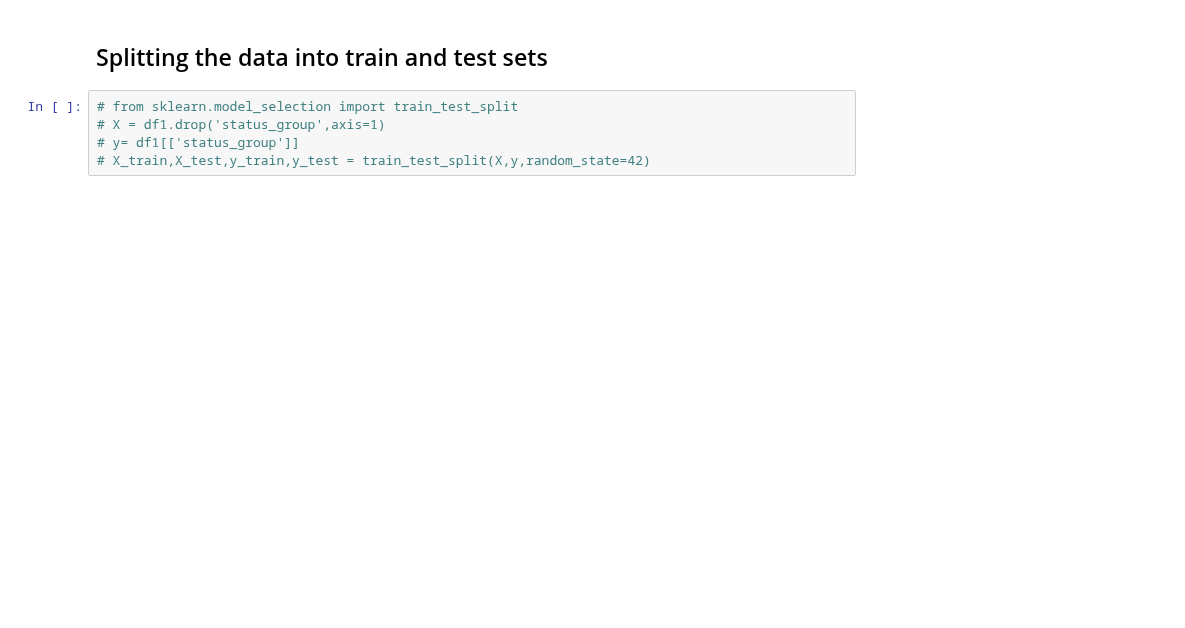
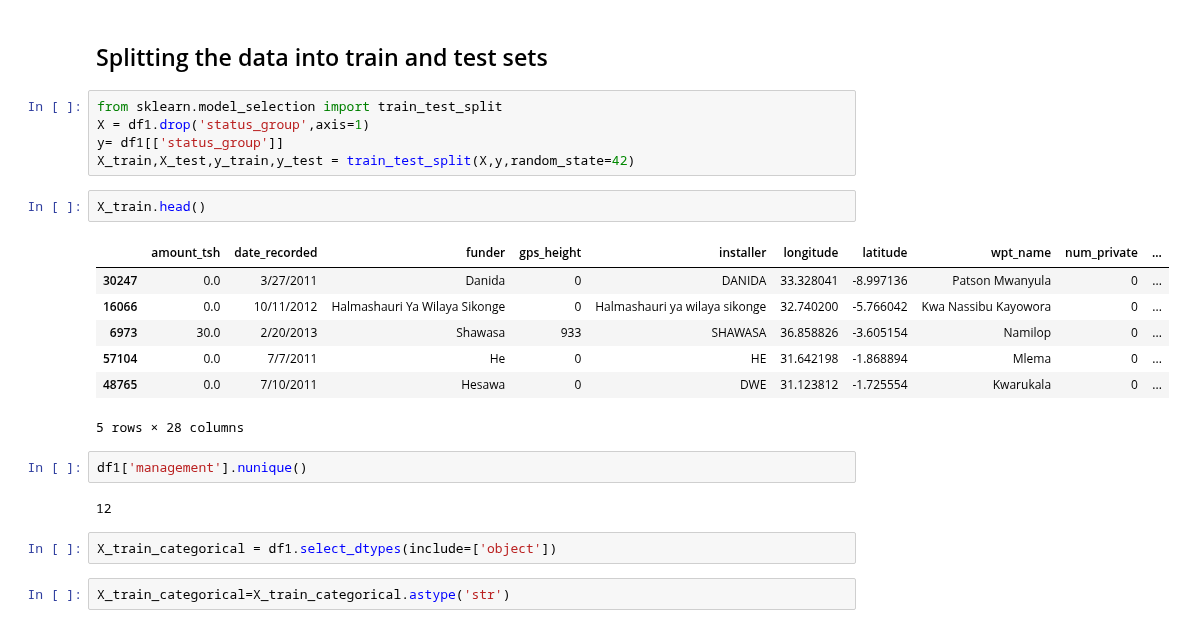
Before and after one commit to rahulakrish/water_pump_classifier, a Jupyter notebook: phase3_project.ipynb, the cells around one changed output. Drawn from its saved outputs; the diff is of its cells as text; blank space fills up the shorter version.

```diff
--- a/phase3_project.ipynb
+++ b/phase3_project.ipynb
@@ -569,7 +631,25 @@ We can see that for reason currently unknown, that the central-western part of T
 # %% [markdown]
 ## Splitting the data into train and test sets
 # %%
-# from sklearn.model_selection import train_test_split
-# X = df1.drop('status_group',axis=1)
-# y= df1[['status_group']]
-# X_train,X_test,y_train,y_test = train_test_split(X,y,random_state=42)
+from sklearn.model_selection import train_test_split
+X = df1.drop('status_group',axis=1)
+y= df1[['status_group']]
+X_train,X_test,y_train,y_test = train_test_split(X,y,random_state=42)
+# %%
+X_train.head()
+# %% [output]
+|  | amount_tsh | date_recorded | funder | gps_height | installer | longitude | latitude | wpt_name | num_private | ... |
+| 30247 | 0.0 | 3/27/2011 | Danida | 0 | DANIDA | 33.328041 | -8.997136 | Patson Mwanyula | 0 | ... |
+| 16066 | 0.0 | 10/11/2012 | Halmashauri Ya Wilaya Sikonge | 0 | Halmashauri ya wilaya sikonge | 32.740200 | -5.766042 | Kwa Nassibu Kayowora | 0 | ... |
+| 6973 | 30.0 | 2/20/2013 | Shawasa | 933 | SHAWASA | 36.858826 | -3.605154 | Namilop | 0 | ... |
+| 57104 | 0.0 | 7/7/2011 | He | 0 | HE | 31.642198 | -1.868894 | Mlema | 0 | ... |
+| 48765 | 0.0 | 7/10/2011 | Hesawa | 0 | DWE | 31.123812 | -1.725554 | Kwarukala | 0 | ... |
+5 rows × 28 columns
+# %%
+df1['management'].nunique()
+# %% [output]
+12
+# %%
+X_train_categorical = df1.select_dtypes(include=['object'])
+# %%
+X_train_categorical=X_train_categorical.astype('str')
```
Also changed, not shown: parts of 10 cells of this notebook.
